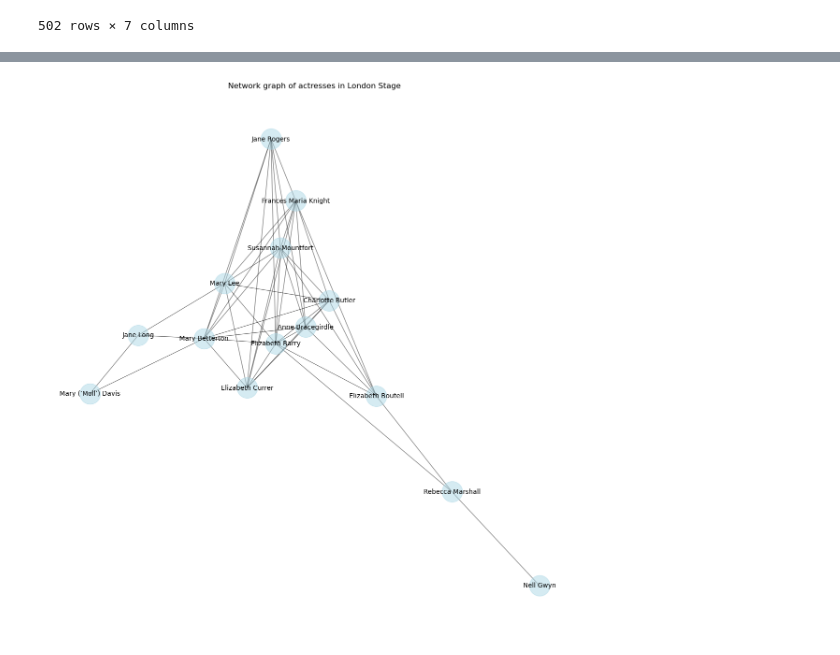
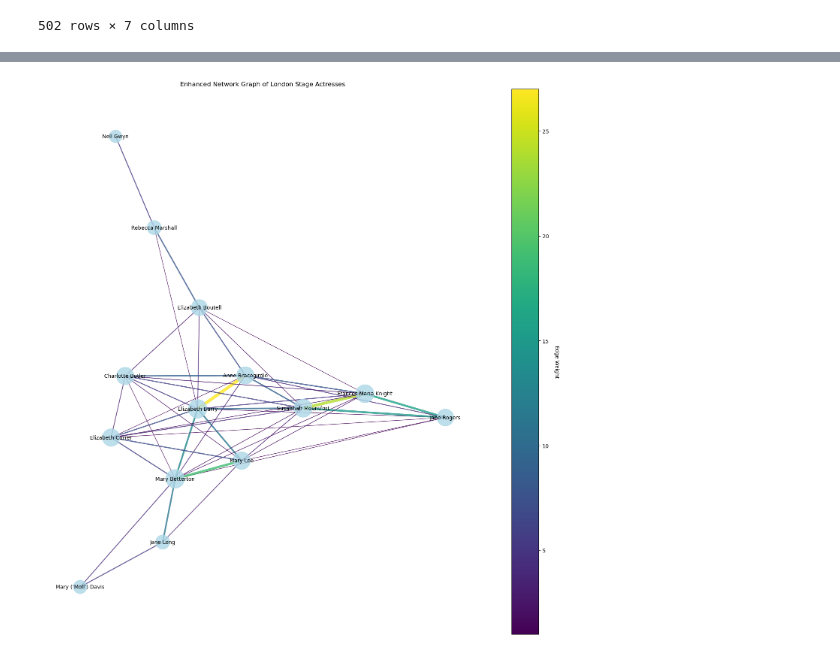
Before and after one commit to TitirB/DHproject2024, a Jupyter notebook: docs/NetworkVisualization.ipynb, the cells around one changed output, grey strips where cells are left out. Drawn from its saved outputs; the diff is of its cells as text; code cells hidden in the pictures.

Commit message:
Improved Look of Network Graph

```diff
--- a/docs/NetworkVisualization.ipynb
+++ b/docs/NetworkVisualization.ipynb
@@ -72,24 +72,45 @@ connections
 | Elizabeth Boutell | 0 | 0 | 0 | 0 | 0 | 0 | ... |
 | Nell Gwyn | 0 | 0 | 0 | 0 | 0 | 0 | ... |
 # %%
-# Make a network graph of the connections
 G = nx.Graph()
-# add nodes
+
+# Add nodes and edges with weights
 for actress in connections.index:
     G.add_node(actress)
-# add edges
+
 for i in range(len(connections.index)):
     for j in range(i + 1, len(connections.index)):
-        if connections.iloc[i, j] > 0:
-            G.add_edge(connections.index[i], connections.index[j], weight=connections.iloc[i, j])
-# draw the graph
-plt.figure(figsize=(15, 15))
-pos = nx.spring_layout(G, k=0.5, iterations=500)
-nx.draw_networkx_nodes(G, pos, node_size=1000, node_color='lightblue', alpha=0.5)
-nx.draw_networkx_edges(G, pos, width=1.0, alpha=0.5)
-nx.draw_networkx_labels(G, pos, font_size=10, font_family='sans-serif')
+        weight = connections.iloc[i, j]
+        if weight > 0:
+            G.add_edge(connections.index[i], connections.index[j], weight=weight)
+
+# Graph aesthetics
+weights = [G[u][v]['weight'] for u, v in G.edges()]
+norm = plt.Normalize(min(weights), max(weights))
+cmap = plt.cm.viridis
+edge_colors = [cmap(norm(w)) for w in weights]
+scaled_weights = [1 + 5 * (w - min(weights)) / (max(weights) - min(weights)) for w in weights]
+node_sizes = [500 + 1000 * nx.degree_centrality(G)[n] for n in G.nodes()]
+
+# Layout
+pos = nx.spring_layout(G, k=1.2, iterations=500)
+
+# Plot
+fig, ax = plt.subplots(figsize=(15, 15))
+nx.draw_networkx_nodes(G, pos, ax=ax, node_size=node_sizes, node_color='lightblue', alpha=0.8)
+nx.draw_networkx_edges(G, pos, ax=ax, edge_color=edge_colors, width=scaled_weights, alpha=0.8)
+nx.draw_networkx_labels(G, pos, ax=ax, font_size=10, font_family='sans-serif')
+
+# Colorbar
+sm = plt.cm.ScalarMappable(cmap=cmap, norm=norm)
+sm.set_array(weights)
+cbar = fig.colorbar(sm, ax=ax)
+cbar.set_label('Edge Weight', rotation=270, labelpad=20)
+cbar.ax.set_facecolor('none')
+
+ax.set_title('Enhanced Network Graph of London Stage Actresses')
 plt.axis('off')
-plt.title('Network graph of actresses in London Stage')
+plt.tight_layout()
 plt.show()
 # %% [output]
-[figure, old version]
+[figure, new version]
```
